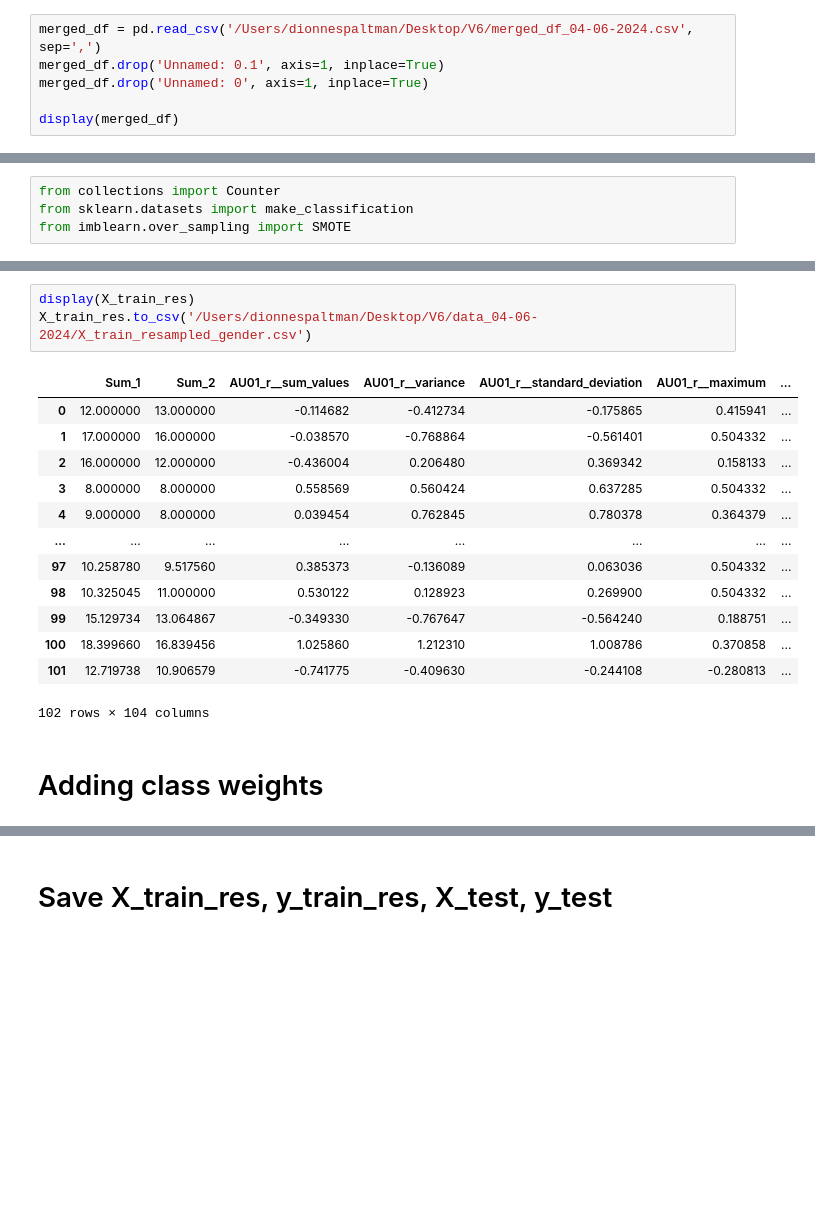
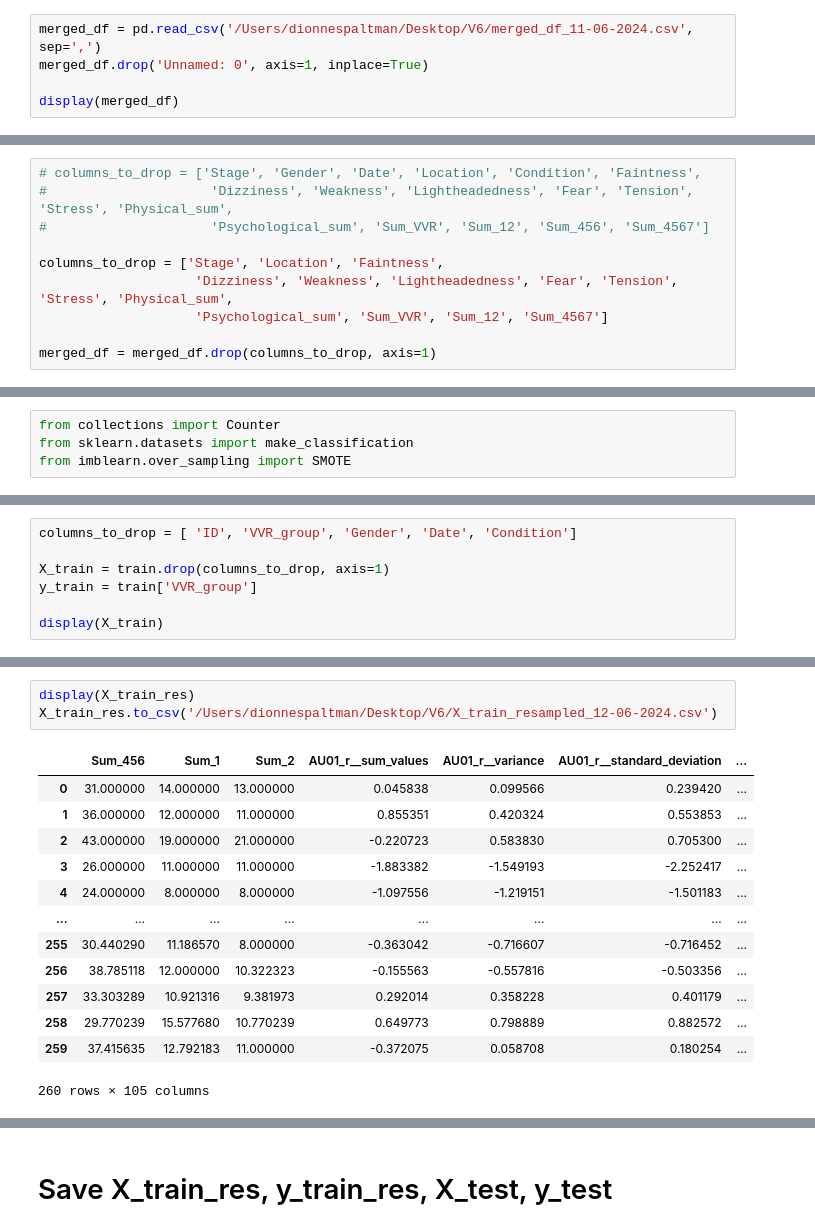
Before and after one commit to DionneSpaltman/predicting_VVR, a Jupyter notebook: models/preparing_data.ipynb, the cells around one changed output, grey strips where cells are left out. Cells and saved outputs as stored; diff of their text form; blank space fills up the shorter version.

```diff
--- a/models/preparing_data.ipynb
+++ b/models/preparing_data.ipynb
@@ -17,8 +17,7 @@ from collections import Counter
 Standardized_complete_dataset is the dataframe I created with all the extracted features from TS fresh.
 It has 111 rows and 129 columns.
 # %%
-merged_df = pd.read_csv('/Users/dionnespaltman/Desktop/V6/merged_df_04-06-2024.csv', sep=',')
-merged_df.drop('Unnamed: 0.1', axis=1, inplace=True)
+merged_df = pd.read_csv('/Users/dionnespaltman/Desktop/V6/merged_df_11-06-2024.csv', sep=',')
 merged_df.drop('Unnamed: 0', axis=1, inplace=True)
 
 display(merged_df)
@@ -42,0 +48,10 @@ print(list(merged_df.columns))
+# %%
+# columns_to_drop = ['Stage', 'Gender', 'Date', 'Location', 'Condition', 'Faintness',
+#                     'Dizziness', 'Weakness', 'Lightheadedness', 'Fear', 'Tension', 'Stress', 'Physical_sum',
+#                     'Psychological_sum', 'Sum_VVR', 'Sum_12', 'Sum_456', 'Sum_4567']
+
+columns_to_drop = ['Stage', 'Location', 'Faintness',
+                    'Dizziness', 'Weakness', 'Lightheadedness', 'Fear', 'Tension', 'Stress', 'Physical_sum',
+                    'Psychological_sum', 'Sum_VVR', 'Sum_12', 'Sum_4567']
+
+merged_df = merged_df.drop(columns_to_drop, axis=1)
@@ -210,0 +167,7 @@ We apply SMOTE on the train data. The strategy is to make the minority as big as
+# %%
+columns_to_drop = [ 'ID', 'VVR_group', 'Gender', 'Date', 'Condition']
+
+X_train = train.drop(columns_to_drop, axis=1)
+y_train = train['VVR_group']
+
+display(X_train)
@@ -229,20 +201,18 @@ Resampled dataset shape Counter({1: 51, 0: 51})
 # %%
 display(X_train_res)
-X_train_res.to_csv('/Users/dionnespaltman/Desktop/V6/data_04-06-2024/X_train_resampled_gender.csv')
+X_train_res.to_csv('/Users/dionnespaltman/Desktop/V6/X_train_resampled_12-06-2024.csv')
 # %% [output]
-|  | Sum_1 | Sum_2 | AU01_r__sum_values | AU01_r__variance | AU01_r__standard_deviation | AU01_r__maximum | ... |
-| 0 | 12.000000 | 13.000000 | -0.114682 | -0.412734 | -0.175865 | 0.415941 | ... |
-| 1 | 17.000000 | 16.000000 | -0.038570 | -0.768864 | -0.561401 | 0.504332 | ... |
-| 2 | 16.000000 | 12.000000 | -0.436004 | 0.206480 | 0.369342 | 0.158133 | ... |
-| 3 | 8.000000 | 8.000000 | 0.558569 | 0.560424 | 0.637285 | 0.504332 | ... |
-| 4 | 9.000000 | 8.000000 | 0.039454 | 0.762845 | 0.780378 | 0.364379 | ... |
+|  | Sum_456 | Sum_1 | Sum_2 | AU01_r__sum_values | AU01_r__variance | AU01_r__standard_deviation | ... |
+| 0 | 31.000000 | 14.000000 | 13.000000 | 0.045838 | 0.099566 | 0.239420 | ... |
+| 1 | 36.000000 | 12.000000 | 11.000000 | 0.855351 | 0.420324 | 0.553853 | ... |
+| 2 | 43.000000 | 19.000000 | 21.000000 | -0.220723 | 0.583830 | 0.705300 | ... |
+| 3 | 26.000000 | 11.000000 | 11.000000 | -1.883382 | -1.549193 | -2.252417 | ... |
+| 4 | 24.000000 | 8.000000 | 8.000000 | -1.097556 | -1.219151 | -1.501183 | ... |
 | ... | ... | ... | ... | ... | ... | ... | ... |
-| 97 | 10.258780 | 9.517560 | 0.385373 | -0.136089 | 0.063036 | 0.504332 | ... |
-| 98 | 10.325045 | 11.000000 | 0.530122 | 0.128923 | 0.269900 | 0.504332 | ... |
-| 99 | 15.129734 | 13.064867 | -0.349330 | -0.767647 | -0.564240 | 0.188751 | ... |
-| 100 | 18.399660 | 16.839456 | 1.025860 | 1.212310 | 1.008786 | 0.370858 | ... |
-| 101 | 12.719738 | 10.906579 | -0.741775 | -0.409630 | -0.244108 | -0.280813 | ... |
+| 255 | 30.440290 | 11.186570 | 8.000000 | -0.363042 | -0.716607 | -0.716452 | ... |
+| 256 | 38.785118 | 12.000000 | 10.322323 | -0.155563 | -0.557816 | -0.503356 | ... |
+| 257 | 33.303289 | 10.921316 | 9.381973 | 0.292014 | 0.358228 | 0.401179 | ... |
+| 258 | 29.770239 | 15.577680 | 10.770239 | 0.649773 | 0.798889 | 0.882572 | ... |
+| 259 | 37.415635 | 12.792183 | 11.000000 | -0.372075 | 0.058708 | 0.180254 | ... |
-102 rows × 104 columns
+260 rows × 105 columns
-# %% [markdown]
-# Adding class weights
 # %% [markdown]
```
Also changed, not shown: parts of 44 cells of this notebook, 1 other file.
